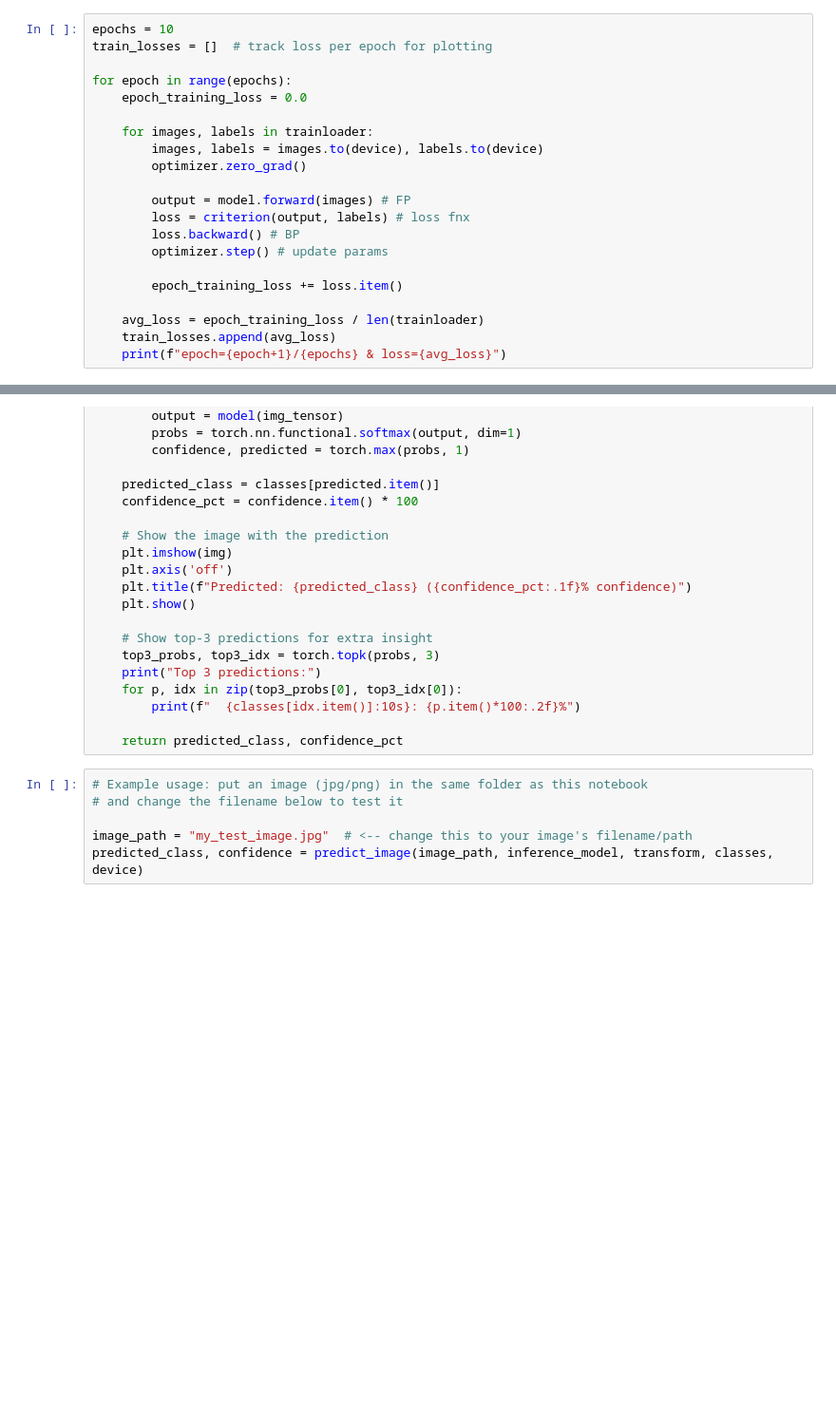
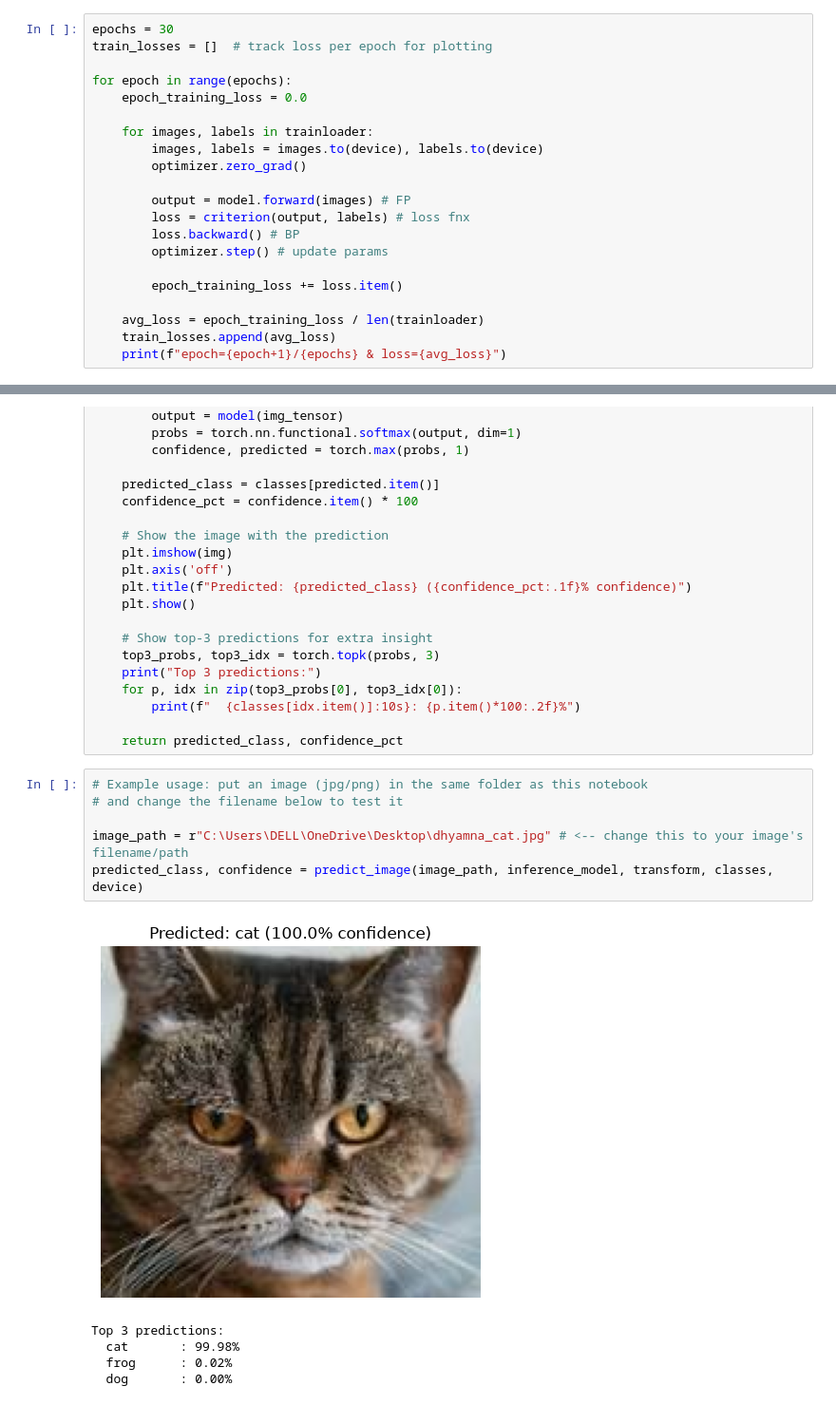
Before and after one commit to sumitstat07/cnn-image-classification, a Jupyter notebook: CNN_for_CIFAR10_data.ipynb, the cells around one changed output, grey strips where cells are left out. Shown at 95% size. Drawn from its saved outputs; the diff is of its cells as text; blank space fills up the shorter version.

```diff
--- a/CNN_for_CIFAR10_data.ipynb
+++ b/CNN_for_CIFAR10_data.ipynb
@@ -71,7 +71,7 @@ optimizer = optim.Adam(model.parameters())
 # %% [markdown]
 ### Training the CNN
 # %%
-epochs = 10
+epochs = 30
 train_losses = []  # track loss per epoch for plotting
 
 for epoch in range(epochs):
@@ -242,6 +294,12 @@ def predict_image(image_path, model, transform, classes, device):
 # %%
 # Example usage: put an image (jpg/png) in the same folder as this notebook
 # and change the filename below to test it
 
-image_path = "my_test_image.jpg"  # <-- change this to your image's filename/path
+image_path = r"C:\Users\DELL\OneDrive\Desktop\dhyamna_cat.jpg" # <-- change this to your image's filename/path
 predicted_class, confidence = predict_image(image_path, inference_model, transform, classes, device)
+# %% [output]
+[figure, added]
+Top 3 predictions:
+  cat       : 99.98%
+  frog      : 0.02%
+  dog       : 0.00%
```
Also changed, not shown: parts of 7 cells of this notebook.
